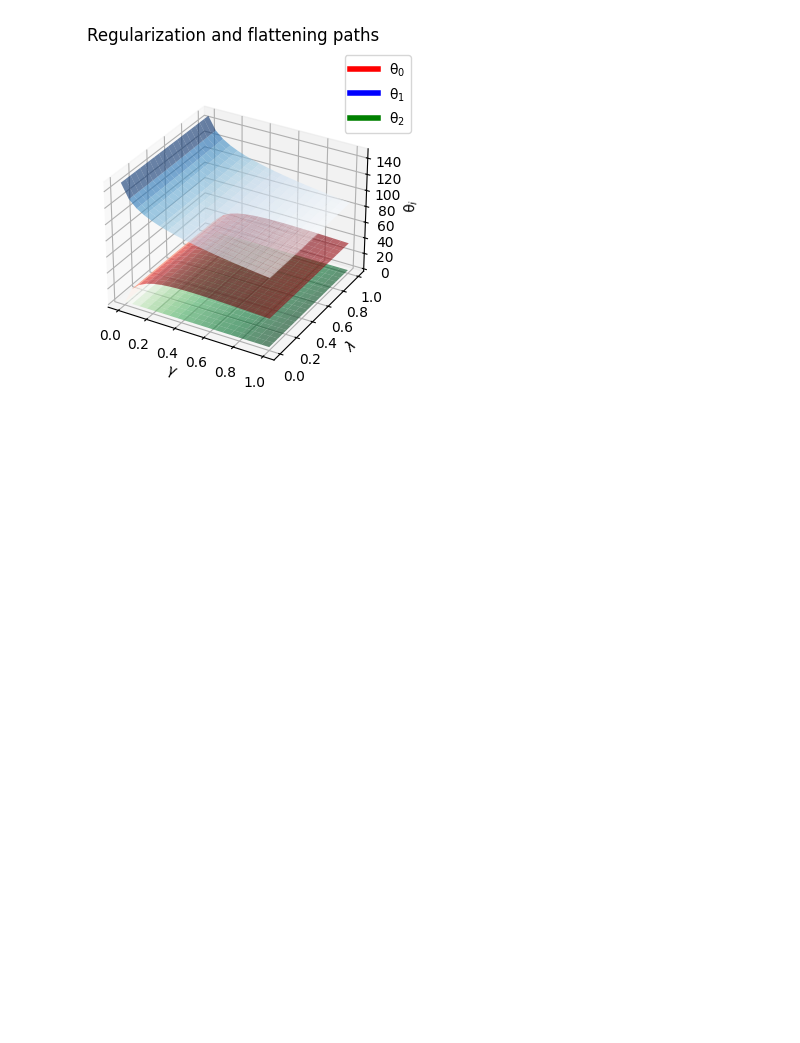
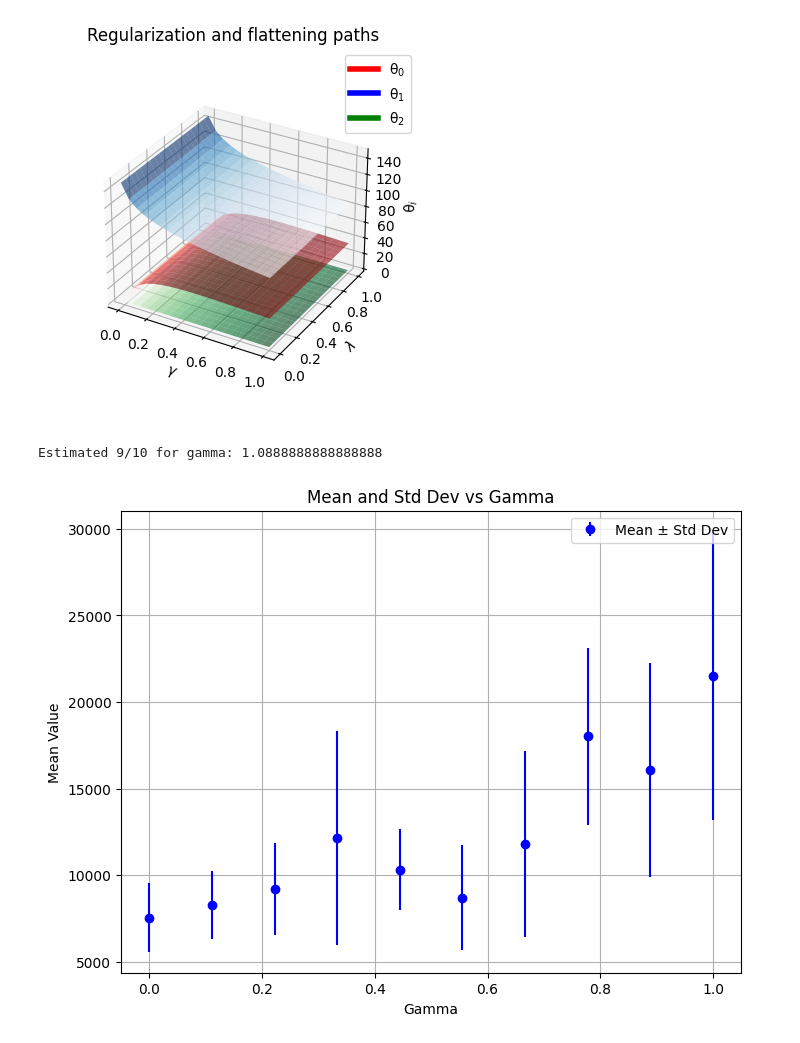
Before and after one commit to kspinakisepfl/stml-covariate-shift, a Jupyter notebook: implementations.ipynb, the cells around one changed output. Saved outputs shown, nothing was run; the diff lists cells and outputs as text; code cells hidden in the pictures; blank space fills up the shorter version.

```diff
--- a/implementations.ipynb
+++ b/implementations.ipynb
@@ -253,3 +253,65 @@ ax.set_box_aspect(aspect=None, zoom=0.8)
 plt.show()
 # %% [output]
 [figure]
+# %%
+params_variation_size = 10
+gamma_grid = np.linspace(0,1, params_variation_size)
+
+M = []
+STD = []
+
+for gamma in gamma_grid:
+    res = []
+    for iteration in range(10):
+
+        random.seed(iteration)
+
+        true_f = lambda x: np.exp(x+5)
+
+        n_tr = 200
+        n_te = 300
+
+        mu_tr, sigma_tr = 1, 1/2
+        mu_te, sigma_te = 2, 1/4
+
+        x_tr = np.random.normal(loc = mu_tr, scale = sigma_tr, size = n_tr)
+        x_te = np.random.normal(loc = mu_te, scale = sigma_te, size = n_te)
+
+        y_tr = true_f(x_tr)
+        y_te = true_f(x_te)
+
+        training_set = np.zeros((2, n_tr))
+        training_set[0, :], training_set[1, :] = x_tr, y_tr
+
+        #f = lambda x, theta: (1 / (np.sqrt(2 * np.pi * theta[1]**2))) * np.exp(-((x - theta[0])**2) / (2 * theta[1]**2))
+        #f = lambda x, theta: (x- theta + perturbation)**2
+        #f = lambda x, theta: theta[0] + theta[1]*np.cos(x*theta[2])
+        f = lambda x, theta: theta[0] + theta[1]*x    # parametric family of choice
+        dim_theta = 3
+
+
+
+        L = lambda x,y: np.linalg.norm(x-y)**2
+        k_folds = 5
+
+        res.append(functions.IWCV(f,dim_theta,L,x_te,training_set,k_folds,gamma))
+
+        s = f"Estimated {iteration+1}/10 for gamma: {gamma}"
+        print(s, end="\r")
+
+    res = np.array(res)
+    M.append(np.mean(res))
+    STD.append(np.std(res))
+# %% [output]
+Estimated 9/10 for gamma: 1.0888888888888888
+# %%
+plt.figure(figsize=(8, 6))
+plt.errorbar(gamma_grid, M, yerr=STD, fmt='o', color='b', label='Mean ± Std Dev')
+plt.title('Mean and Std Dev vs Gamma')
+plt.xlabel('Gamma')
+plt.ylabel('Mean Value')
+plt.grid(True)
+plt.legend()
+plt.show()
+# %% [output]
+[figure, added]
```
Also changed, not shown: parts of 4 cells of this notebook, 2 other files.
